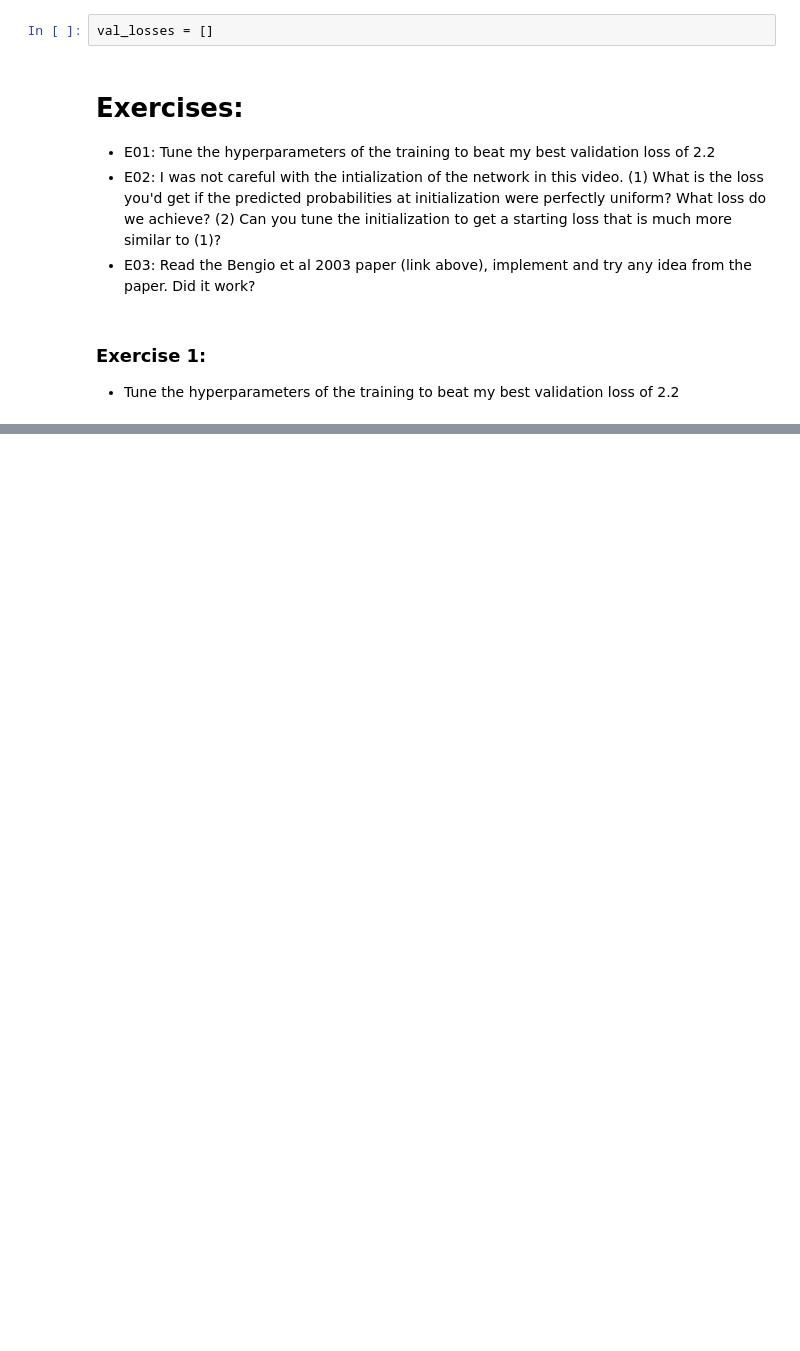
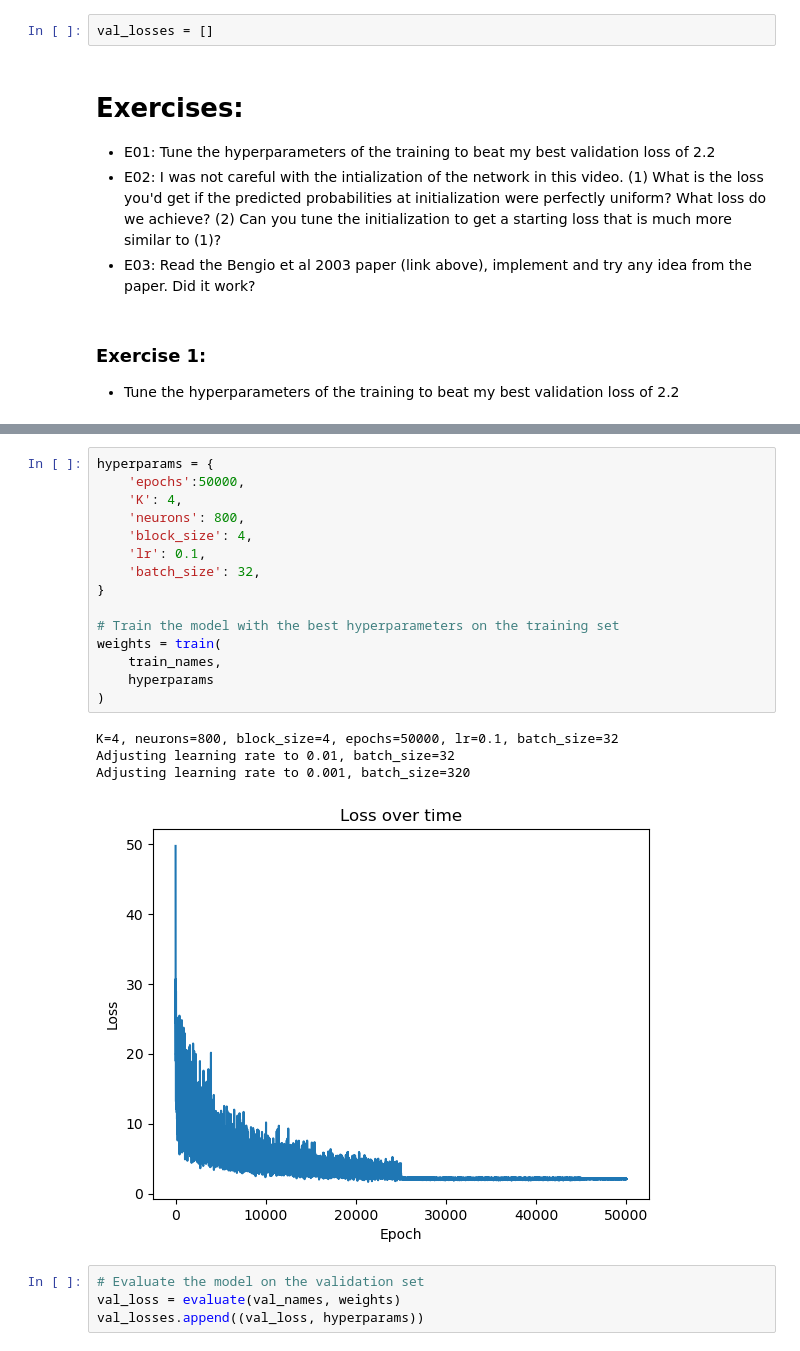
Before and after one commit to osamja/zero-to-hero, a Jupyter notebook: lecture_3_MLP.ipynb, the cells around one changed output, grey strips where cells are left out. Saved outputs shown, nothing was run; the diff lists cells and outputs as text; blank space fills up the shorter version.

```diff
--- a/lecture_3_MLP.ipynb
+++ b/lecture_3_MLP.ipynb
@@ -733,2 +693,26 @@ train_loss_params: (2.5015368461608887, 3, 400, 100, 4, 50000, 1.765102386474609
+# %%
+hyperparams = {
+    'epochs':50000,
+    'K': 4,
+    'neurons': 800,
+    'block_size': 4,
+    'lr': 0.1,
+    'batch_size': 32,
+}
+
+# Train the model with the best hyperparameters on the training set
+weights = train(
+    train_names,
+    hyperparams
+)
+# %% [output]
+K=4, neurons=800, block_size=4, epochs=50000, lr=0.1, batch_size=32
+Adjusting learning rate to 0.01, batch_size=32
+Adjusting learning rate to 0.001, batch_size=320
+[figure, added]
+# %%
+# Evaluate the model on the validation set
+val_loss = evaluate(val_names, weights)
+val_losses.append((val_loss, hyperparams))
 # %%
 for val_loss in val_losses:
```
Also changed, not shown: parts of 23 cells of this notebook.
